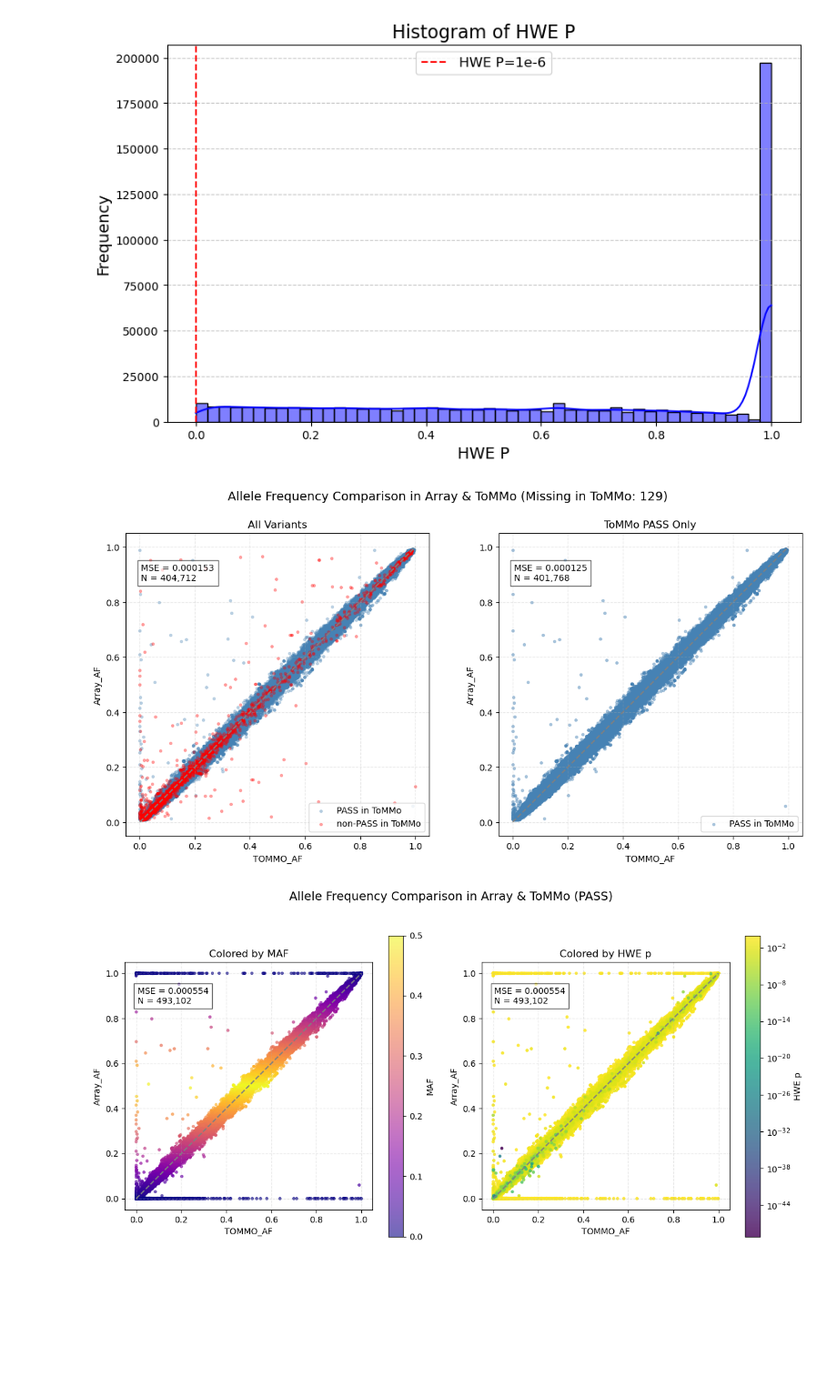
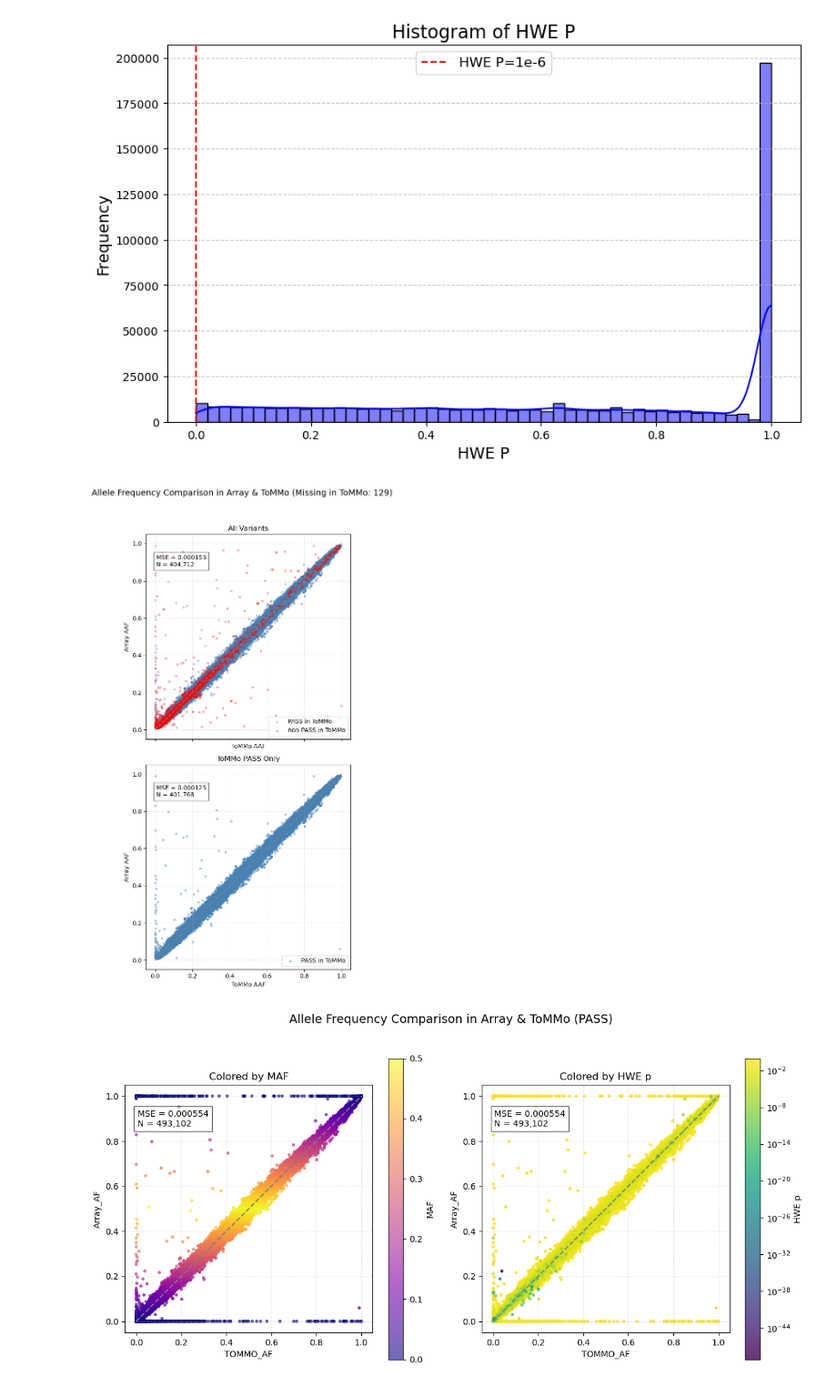
Before and after one commit to ZhaoTie-re/cteph_agp3k, a Jupyter notebook: array/08.check_maf_hwe/vis.maf.hwe.ipynb, the cells around one changed output. Shown at 91% size. Drawn from its saved outputs; the diff is of its cells as text; code cells hidden in the pictures; blank space fills up the shorter version.

```diff
--- a/array/08.check_maf_hwe/vis.maf.hwe.ipynb
+++ b/array/08.check_maf_hwe/vis.maf.hwe.ipynb
@@ -129,14 +129,14 @@ def plot_allele_frequency_comparison(summary):
     n_pass = len(af1_pass.dropna())
 
     # 创建左右子图
-    fig, (ax1, ax2) = plt.subplots(1, 2, figsize=(12, 6), sharex=True, sharey=False)
+    fig, (ax1, ax2) = plt.subplots(2, 1, figsize=(6, 12), sharex=True, sharey=False)
 
     # 左图：所有变异（PASS + non-PASS）
     ax1.scatter(af1_pass, af2_pass, alpha=0.3, s=8, label='PASS in ToMMo', color='steelblue')
     ax1.scatter(af1_nonpass, af2_nonpass, alpha=0.3, s=8, label='non-PASS in ToMMo', color='red')
     ax1.plot([0, 1], [0, 1], linestyle='--', color='gray')
-    ax1.set_xlabel('TOMMO_AF')
-    ax1.set_ylabel('Array_AF')
+    ax1.set_xlabel('ToMMo AAF')
+    ax1.set_ylabel('Array AAF')
     ax1.set_title('All Variants')
     ax1.grid(True, linestyle='--', alpha=0.3)
     ax1.legend()
@@ -146,36 +146,36 @@ def plot_allele_frequency_comparison(summary):
     text_str1 = (f'MSE = {mse_all:.6f}\n'
                  f'N = {n_all:,}')
     ax1.text(0.05, 0.9, text_str1, transform=ax1.transAxes,
              verticalalignment='top', fontsize=10,
              bbox=dict(facecolor='white', alpha=0.6))
 
     # 右图：仅 PASS
     ax2.scatter(af1_pass, af2_pass, alpha=0.4, s=8, color='steelblue', label='PASS in ToMMo')
     ax2.plot([0, 1], [0, 1], linestyle='--', color='gray')
-    ax2.set_xlabel('TOMMO_AF')
-    ax2.set_ylabel('Array_AF')
+    ax2.set_xlabel('ToMMo AAF')
+    ax2.set_ylabel('Array AAF')
     ax2.set_title('ToMMo PASS Only')
     ax2.grid(True, linestyle='--', alpha=0.3)
     ax2.legend()
     ax2.set_aspect('equal', adjustable='box')
 
     # 添加 MSE + N 文本
     text_str2 = (f'MSE = {mse_pass:.6f}\n'
                  f'N = {n_pass:,}')
     ax2.text(0.05, 0.9, text_str2, transform=ax2.transAxes,
              verticalalignment='top', fontsize=10,
              bbox=dict(facecolor='white', alpha=0.6))
 
     # 总体布局
     missing_points = len(af1) - len(af1.dropna())
     plt.suptitle(f"Allele Frequency Comparison in Array & ToMMo (Missing in ToMMo: {missing_points:,})", fontsize=14)
     plt.tight_layout(rect=[0, 0, 1, 0.95])
     plt.style.use('default')  # 使用默认样式
     plt.show()
 
 plot_allele_frequency_comparison(summary_df[(summary_df['MAF'] > 0.01) & (summary_df['P'] > 1e-6)])
 # %% [output]
-[figure, old version]
+[figure, new version]
 # %%
 import pandas as pd
 import numpy as np
```
Also changed, not shown: parts of 2 cells of this notebook, 24 other files.
